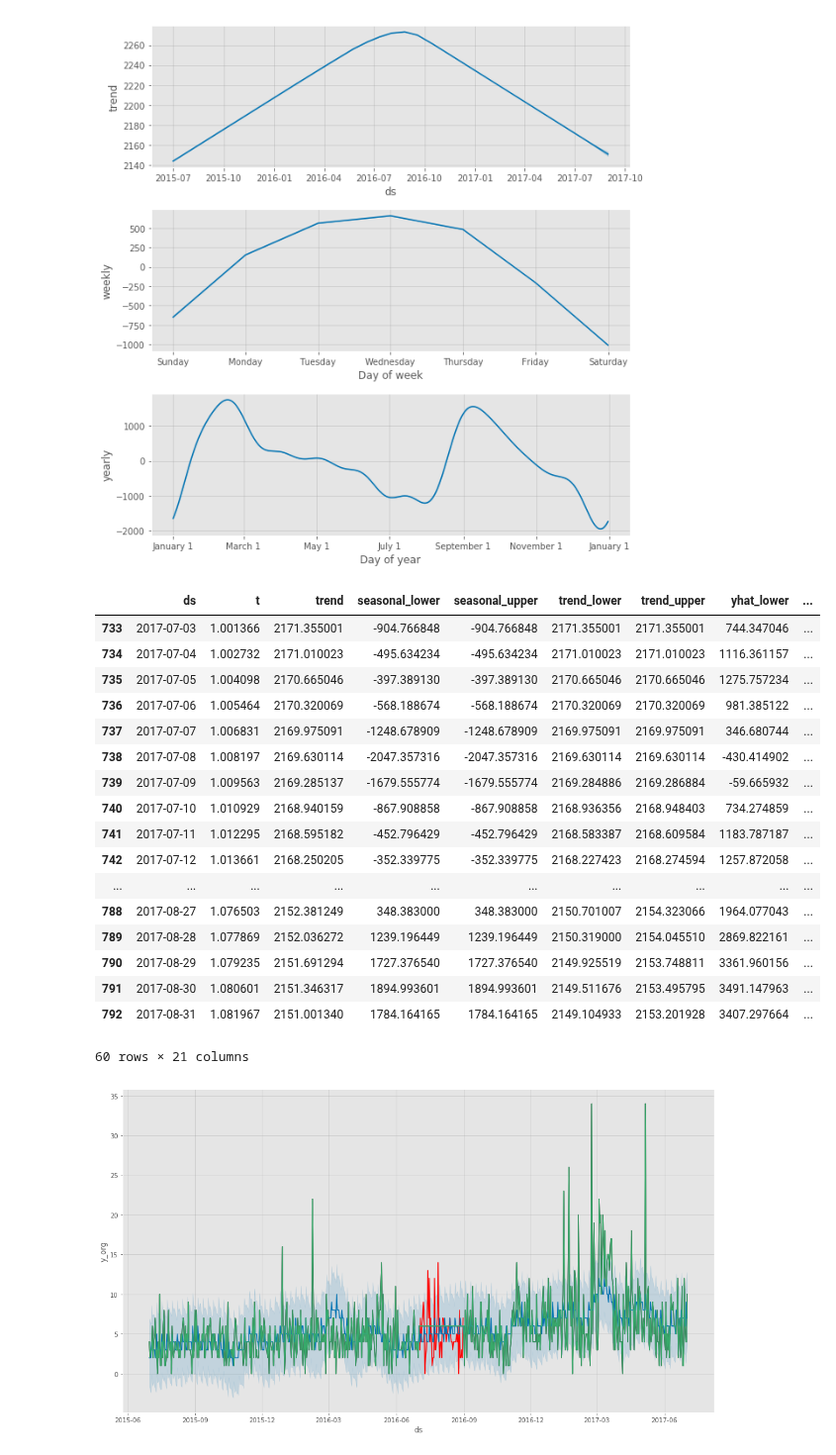
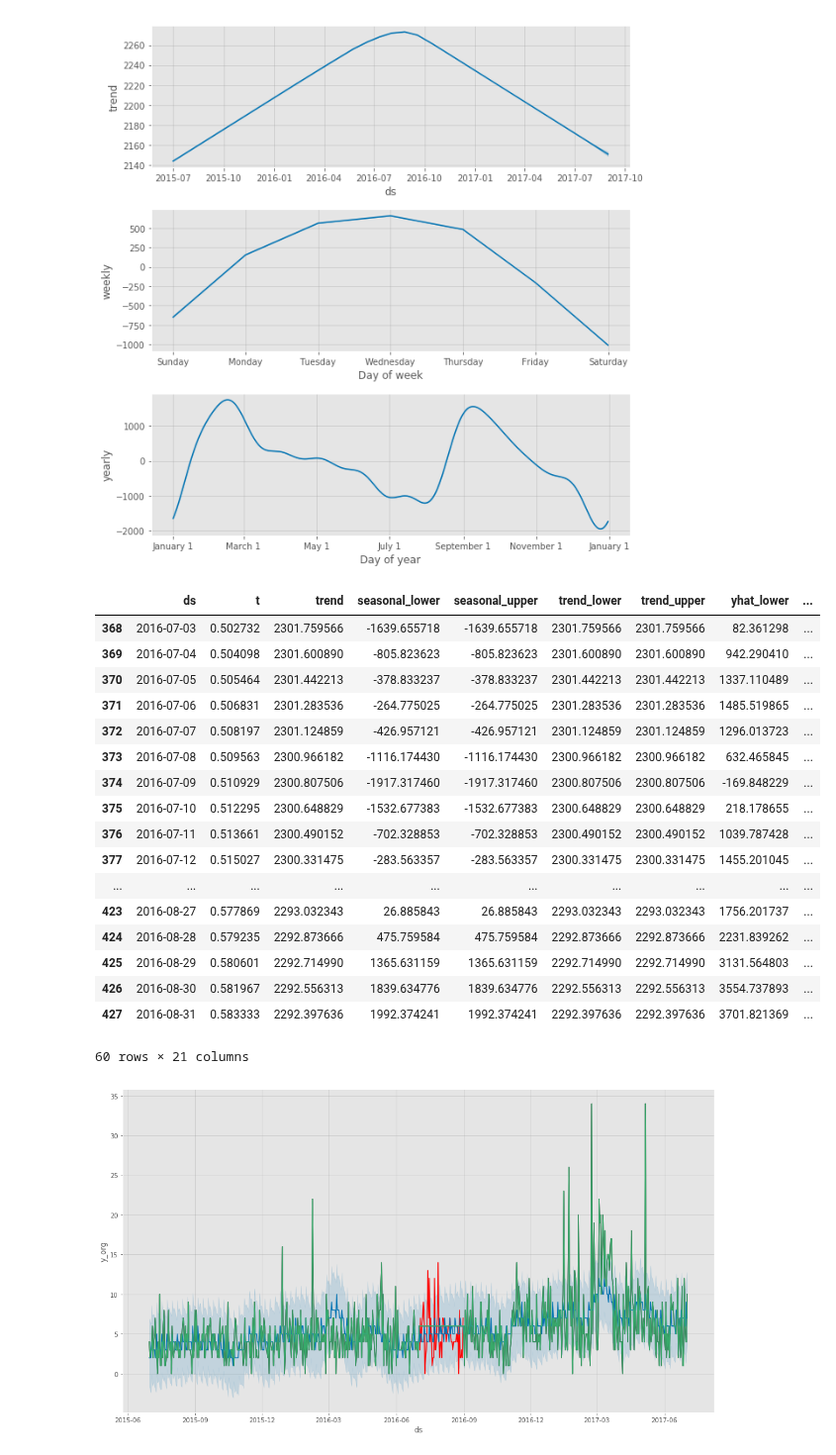
Before and after one commit to DBCerigo/kaggle-wiki, a Jupyter notebook: dbc/Results-analysis_v7ty.ipynb, the cells around one changed output. Shown at 99% size. Drawn from its saved outputs; the diff is of its cells as text; code cells hidden in the pictures.

```diff
--- a/dbc/Results-analysis_v7ty.ipynb
+++ b/dbc/Results-analysis_v7ty.ipynb
@@ -77,25 +77,25 @@ tm.plot_components(tforecast);
 [figure]
 [figure]
 # %%
-tforecast[tforecast.train == 0]
+tforecasty[tforecasty.train == 0]
 # %% [output]
 |  | ds | t | trend | seasonal_lower | seasonal_upper | trend_lower | trend_upper | yhat_lower | ... |
-| 733 | 2017-07-03 | 1.001366 | 2171.355001 | -904.766848 | -904.766848 | 2171.355001 | 2171.355001 | 744.347046 | ... |
-| 734 | 2017-07-04 | 1.002732 | 2171.010023 | -495.634234 | -495.634234 | 2171.010023 | 2171.010023 | 1116.361157 | ... |
-| 735 | 2017-07-05 | 1.004098 | 2170.665046 | -397.389130 | -397.389130 | 2170.665046 | 2170.665046 | 1275.757234 | ... |
-| 736 | 2017-07-06 | 1.005464 | 2170.320069 | -568.188674 | -568.188674 | 2170.320069 | 2170.320069 | 981.385122 | ... |
-| 737 | 2017-07-07 | 1.006831 | 2169.975091 | -1248.678909 | -1248.678909 | 2169.975091 | 2169.975091 | 346.680744 | ... |
-| 738 | 2017-07-08 | 1.008197 | 2169.630114 | -2047.357316 | -2047.357316 | 2169.630114 | 2169.630114 | -430.414902 | ... |
-| 739 | 2017-07-09 | 1.009563 | 2169.285137 | -1679.555774 | -1679.555774 | 2169.284886 | 2169.286884 | -59.665932 | ... |
-| 740 | 2017-07-10 | 1.010929 | 2168.940159 | -867.908858 | -867.908858 | 2168.936356 | 2168.948403 | 734.274859 | ... |
-| 741 | 2017-07-11 | 1.012295 | 2168.595182 | -452.796429 | -452.796429 | 2168.583387 | 2168.609584 | 1183.787187 | ... |
-| 742 | 2017-07-12 | 1.013661 | 2168.250205 | -352.339775 | -352.339775 | 2168.227423 | 2168.274594 | 1257.872058 | ... |
+| 368 | 2016-07-03 | 0.502732 | 2301.759566 | -1639.655718 | -1639.655718 | 2301.759566 | 2301.759566 | 82.361298 | ... |
+| 369 | 2016-07-04 | 0.504098 | 2301.600890 | -805.823623 | -805.823623 | 2301.600890 | 2301.600890 | 942.290410 | ... |
+| 370 | 2016-07-05 | 0.505464 | 2301.442213 | -378.833237 | -378.833237 | 2301.442213 | 2301.442213 | 1337.110489 | ... |
+| 371 | 2016-07-06 | 0.506831 | 2301.283536 | -264.775025 | -264.775025 | 2301.283536 | 2301.283536 | 1485.519865 | ... |
+| 372 | 2016-07-07 | 0.508197 | 2301.124859 | -426.957121 | -426.957121 | 2301.124859 | 2301.124859 | 1296.013723 | ... |
+| 373 | 2016-07-08 | 0.509563 | 2300.966182 | -1116.174430 | -1116.174430 | 2300.966182 | 2300.966182 | 632.465845 | ... |
+| 374 | 2016-07-09 | 0.510929 | 2300.807506 | -1917.317460 | -1917.317460 | 2300.807506 | 2300.807506 | -169.848229 | ... |
+| 375 | 2016-07-10 | 0.512295 | 2300.648829 | -1532.677383 | -1532.677383 | 2300.648829 | 2300.648829 | 218.178655 | ... |
+| 376 | 2016-07-11 | 0.513661 | 2300.490152 | -702.328853 | -702.328853 | 2300.490152 | 2300.490152 | 1039.787428 | ... |
+| 377 | 2016-07-12 | 0.515027 | 2300.331475 | -283.563357 | -283.563357 | 2300.331475 | 2300.331475 | 1455.201045 | ... |
 | ... | ... | ... | ... | ... | ... | ... | ... | ... | ... |
-| 788 | 2017-08-27 | 1.076503 | 2152.381249 | 348.383000 | 348.383000 | 2150.701007 | 2154.323066 | 1964.077043 | ... |
-| 789 | 2017-08-28 | 1.077869 | 2152.036272 | 1239.196449 | 1239.196449 | 2150.319000 | 2154.045510 | 2869.822161 | ... |
-| 790 | 2017-08-29 | 1.079235 | 2151.691294 | 1727.376540 | 1727.376540 | 2149.925519 | 2153.748811 | 3361.960156 | ... |
-| 791 | 2017-08-30 | 1.080601 | 2151.346317 | 1894.993601 | 1894.993601 | 2149.511676 | 2153.495795 | 3491.147963 | ... |
-| 792 | 2017-08-31 | 1.081967 | 2151.001340 | 1784.164165 | 1784.164165 | 2149.104933 | 2153.201928 | 3407.297664 | ... |
+| 423 | 2016-08-27 | 0.577869 | 2293.032343 | 26.885843 | 26.885843 | 2293.032343 | 2293.032343 | 1756.201737 | ... |
+| 424 | 2016-08-28 | 0.579235 | 2292.873666 | 475.759584 | 475.759584 | 2292.873666 | 2292.873666 | 2231.839262 | ... |
+| 425 | 2016-08-29 | 0.580601 | 2292.714990 | 1365.631159 | 1365.631159 | 2292.714990 | 2292.714990 | 3131.564803 | ... |
+| 426 | 2016-08-30 | 0.581967 | 2292.556313 | 1839.634776 | 1839.634776 | 2292.556313 | 2292.556313 | 3554.737893 | ... |
+| 427 | 2016-08-31 | 0.583333 | 2292.397636 | 1992.374241 | 1992.374241 | 2292.397636 | 2292.397636 | 3701.821369 | ... |
 60 rows × 21 columns
 # %%
 tpage = str(49918)
```
Also changed, not shown: 2 other files.
